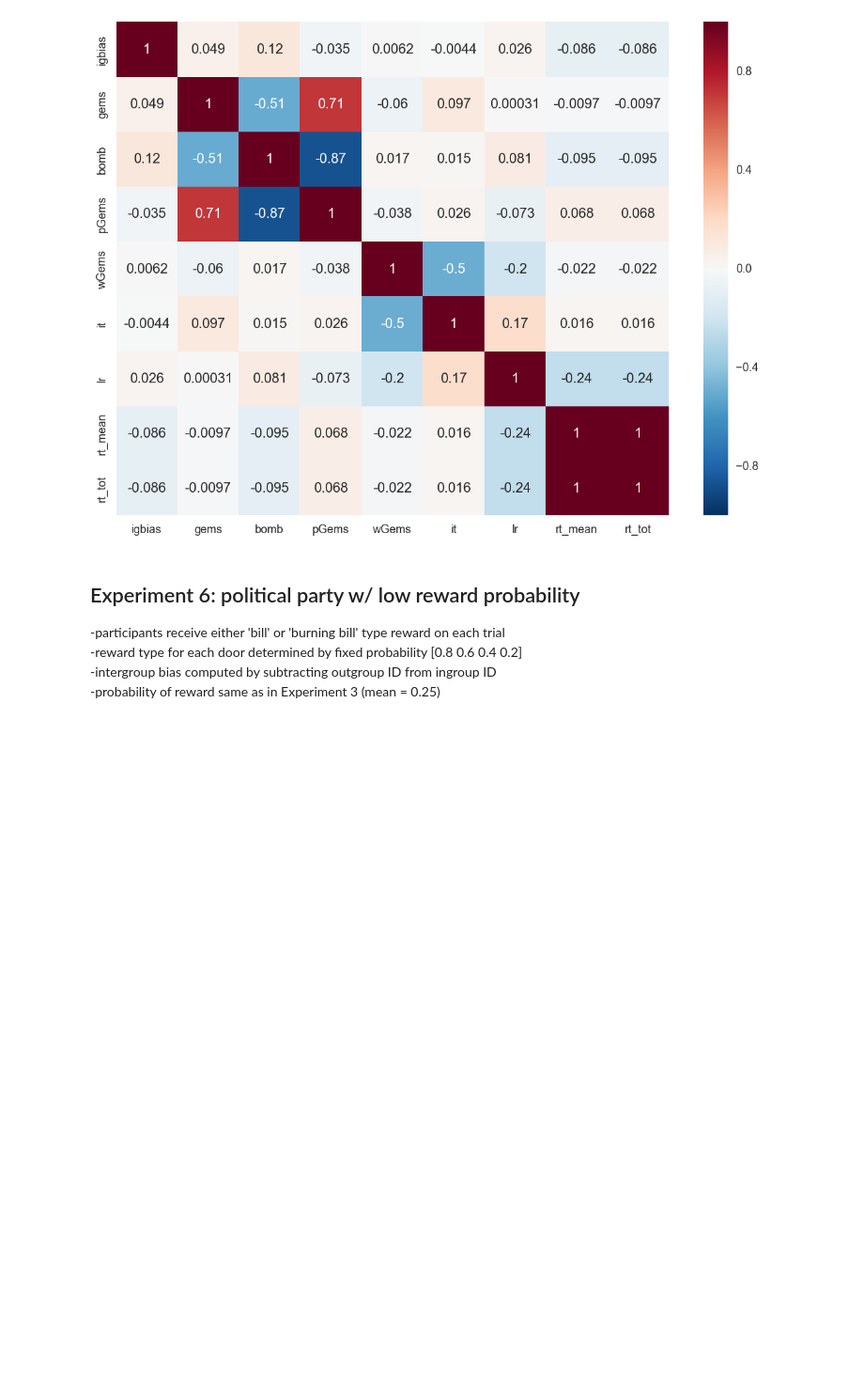
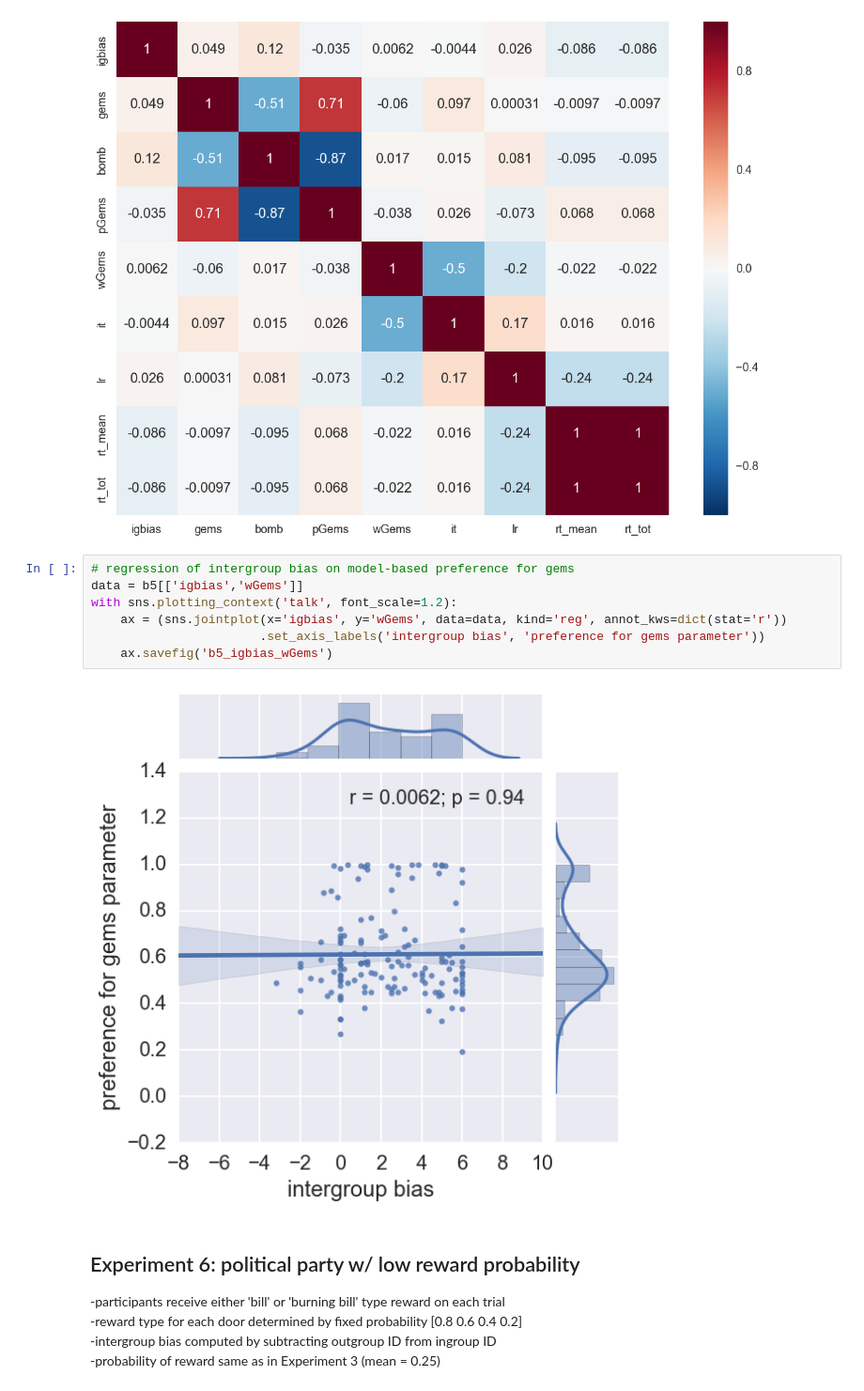
Before and after one commit to wem3/gems_vs_bomb, a Jupyter notebook: rez/all_bandits_model_4.ipynb, the cells around one changed output. Shown at 94% size. Cells and saved outputs as stored; diff of their text form; blank space fills up the shorter version.

Commit message:
.pngs for Mina's talk & notebook edits

```diff
--- a/rez/all_bandits_model_4.ipynb
+++ b/rez/all_bandits_model_4.ipynb
@@ -257,6 +257,15 @@ with sns.plotting_context("talk", font_scale=1):
     ax.figure.set_size_inches((14, 10))
 # %% [output]
 [figure]
+# %%
+# regression of intergroup bias on model-based preference for gems
+data = b5[['igbias','wGems']]
+with sns.plotting_context('talk', font_scale=1.2):
+    ax = (sns.jointplot(x='igbias', y='wGems', data=data, kind='reg', annot_kws=dict(stat='r'))
+                       .set_axis_labels('intergroup bias', 'preference for gems parameter'))
+    ax.savefig('b5_igbias_wGems')
+# %% [output]
+[figure, added]
 # %% [markdown]
 ## Experiment 6: political party w/ low reward probability
 -participants receive either 'bill' or 'burning bill' type reward on each trial
```
Also changed, not shown: parts of 1 cell of this notebook, 6 other files.
